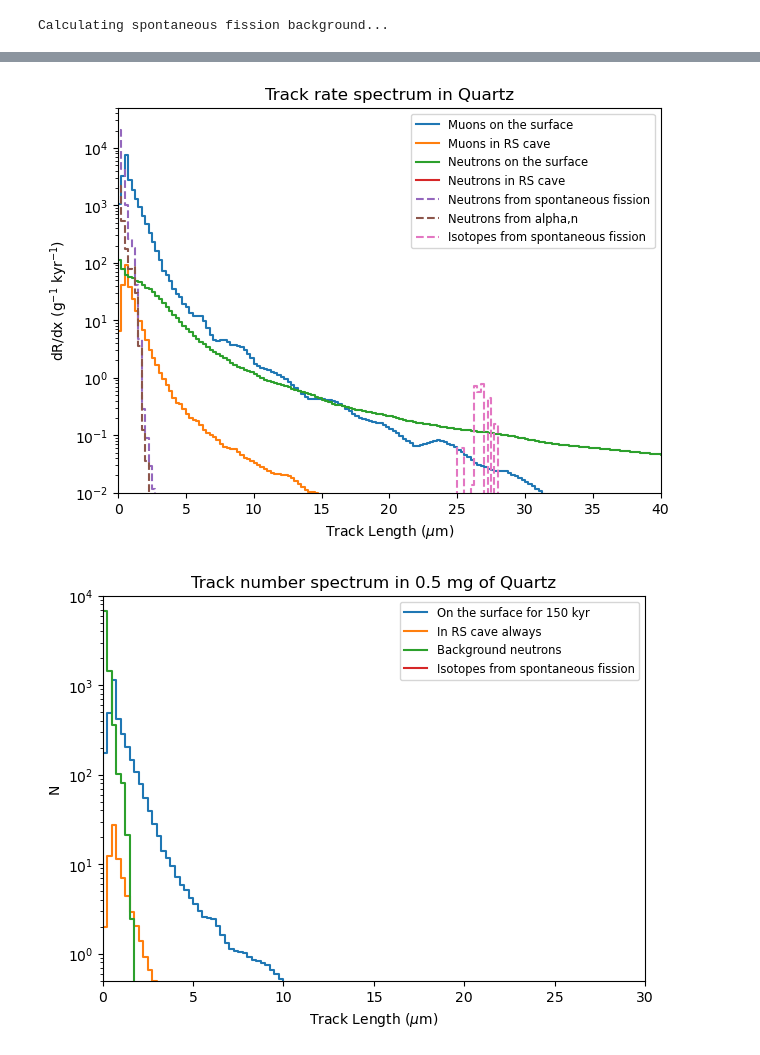
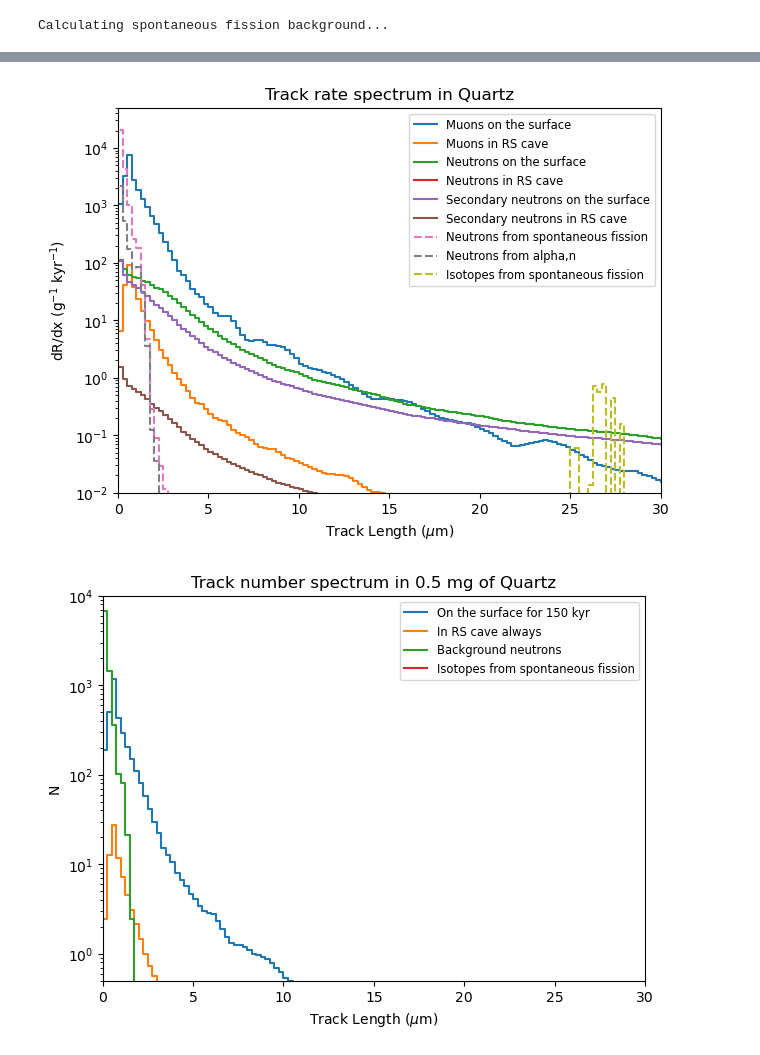
Before and after one commit to cgalelli/PrimusCode, a Jupyter notebook: RSC_analysis.ipynb, the cells around one changed output, grey strips where cells are left out. Cells and saved outputs as stored; diff of their text form; code cells hidden in the pictures.

Commit message:
Addition of secondary neutrons

```diff
--- a/RSC_analysis.ipynb
+++ b/RSC_analysis.ipynb
@@ -172,6 +177,32 @@ cumulative_counts = np.concatenate(([0], np.cumsum(drdx_up * 1e-3 * 1e-3 * np.di
 cdf_interp = interp1d(x_bins, cumulative_counts, kind='linear', bounds_error=False, fill_value=(0, cumulative_counts[-1]))
 
 neutron_tracks_down = cdf_interp(x_bins[1:]) - cdf_interp(x_bins[:-1])
+# %%
+filepath = './Data/processed_recoils/Quartz_secondary_neutrons_recoil_simple_0.0kyr_0.5mwe.npz'
+recoil_data = np.load(filepath)
+
+drdx_s_neut = mineral._convert_recoil_to_track_spectrum(x_bins=x_bins, recoil_data=recoil_data, energy_bins_gev=CONFIG["geant4_energy_bins_gev"][:90], species='neutron')
+
+drdx_s_up = drdx_s_neut['total']
+
+cumulative_counts = np.concatenate(([0], np.cumsum(drdx_s_up * 1e-3 * 1e-3 * np.diff(x_bins))))
+
+cdf_interp = interp1d(x_bins, cumulative_counts, kind='linear', bounds_error=False, fill_value=(0, cumulative_counts[-1]))
+
+neutron_s_tracks_up = cdf_interp(x_bins[1:]) - cdf_interp(x_bins[:-1])
+# %%
+filepath = './Data/processed_recoils/Quartz_secondary_neutrons_recoil_simple_0.0kyr_78.0mwe.npz'
+recoil_data = np.load(filepath)
+
+drdx_s_neut = mineral._convert_recoil_to_track_spectrum(x_bins=x_bins, recoil_data=recoil_data, energy_bins_gev=CONFIG["geant4_energy_bins_gev"][:90], species='neutron')
+
+drdx_s_down = drdx_s_neut['total']
+
+cumulative_counts = np.concatenate(([0], np.cumsum(drdx_s_down * 1e-3 * 1e-3 * np.diff(x_bins))))
+
+cdf_interp = interp1d(x_bins, cumulative_counts, kind='linear', bounds_error=False, fill_value=(0, cumulative_counts[-1]))
+
+neutron_s_tracks_down = cdf_interp(x_bins[1:]) - cdf_interp(x_bins[:-1])
 # %%
 filepath = './Data/processed_recoils/Quartz_fission_n.npz'
 recoil_data = np.load(filepath)
@@ -201,33 +232,36 @@ alpha_n_tracks = cdf_interp(x_bins[1:]) - cdf_interp(x_bins[:-1])
 # %%
 fig, ax = plt.subplots(figsize=[7, 5])
 
 ax.step(x_mids/1000., tracks_up, label='Muons on the surface', where='mid')
 ax.step(x_mids/1000., tracks_down, label='Muons in RS cave', where='mid')
 ax.step(x_mids/1000., neutron_tracks_up, label='Neutrons on the surface', where='mid')
 ax.step(x_mids/1000., neutron_tracks_down, label='Neutrons in RS cave', where='mid')
+
+ax.step(x_mids/1000., neutron_s_tracks_up, label='Secondary neutrons on the surface', where='mid')
+ax.step(x_mids/1000., neutron_s_tracks_down, label='Secondary neutrons in RS cave', where='mid')
 
 ax.step(x_mids/1000., fission_n_tracks, label='Neutrons from spontaneous fission', where='mid', linestyle='--')
 ax.step(x_mids/1000., alpha_n_tracks, label='Neutrons from alpha,n', where='mid', linestyle='--')
 
 ax.step(x_mids/1000., tracks_fission, where='mid', label='Isotopes from spontaneous fission', linestyle='--')
 
 ax.set_yscale("log")
 #ax.set_xscale("log")
 ax.set_xlabel(r"Track Length ($\mu$m)")
 ax.set_ylabel(r"dR/dx (g$^{-1}$ kyr$^{-1}$)")
 ax.set_title(f"Track rate spectrum in {mineral_name}")
 ax.set_ylim(1e-2, 5e4)
-ax.set_xlim(0., 40.)
+ax.set_xlim(0., 30.)
 ax.legend(fontsize='small', loc='upper right')
 plt.savefig("Plots/RSC_drdx.png", dpi=500)
 plt.show()
 # %% [output]
-[figure, old version]
+[figure, new version]
 # %%
 fig, ax = plt.subplots(figsize=[7, 5])
 
-ax.step(x_mids/1000., (tracks_up+neutron_tracks_up)*1e-3*1.5e2 + tracks_down*1e-3*1.5e2, label='On the surface for 150 kyr', where='mid')
-ax.step(x_mids/1000., tracks_down*1e-3*3e2, label='In RS cave always', where='mid')
+ax.step(x_mids/1000., (tracks_up+neutron_tracks_up+neutron_s_tracks_up)*1e-3*1.5e2 + (tracks_down+neutron_s_tracks_down)*1e-3*1.5e2, label='On the surface for 150 kyr', where='mid')
+ax.step(x_mids/1000., (tracks_down+neutron_s_tracks_down)*1e-3*3e2, label='In RS cave always', where='mid')
 
 ax.step(x_mids/1000., fission_n_tracks*1e-3*3e2 + alpha_n_tracks*1e-3*3e2, label='Background neutrons', where='mid')
 ax.step(x_mids/1000., tracks_fission*1e-3*3e2, where='mid', label='Isotopes from spontaneous fission')
@@ -243,5 +277,5 @@ ax.legend(fontsize='small', loc='upper right')
 plt.savefig("Plots/RSC_example.png", dpi=500)
 plt.show()
 # %% [output]
-[figure, old version]
+[figure, new version]
 # %%
```
Also changed, not shown: parts of 4 cells of this notebook, 1 other file.
